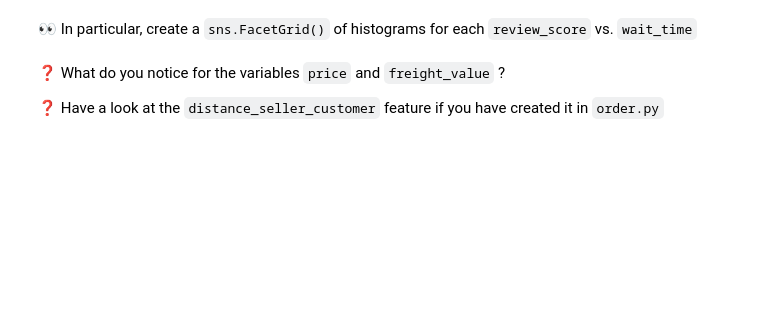
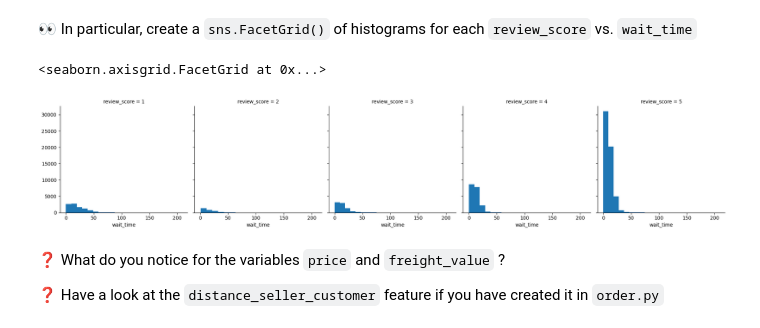
Before and after one commit to tanushrin/data-simple-analysis, a Jupyter notebook: simple_analysis.ipynb, the cells around one changed output. Cells and saved outputs as stored; diff of their text form; code cells hidden in the pictures; blank space fills up the shorter version.

```diff
--- a/simple_analysis.ipynb
+++ b/simple_analysis.ipynb
@@ -49,3 +75,10 @@ else:
+# %%
+# YOUR CODE HERE
+# create a sns.FacetGrid() of histograms for each 'review_score' vs. 'wait_time' category
+sns.FacetGrid(data=orders, col='review_score', height=4).map(plt.hist, 'wait_time', bins=20)
+# %% [output]
+<seaborn.axisgrid.FacetGrid at 0x...>
+[figure, added]
 # %% [markdown]
 ❓ What do you notice for the variables `price` and `freight_value` ?
 
```
Also changed, not shown: parts of 12 cells of this notebook.
